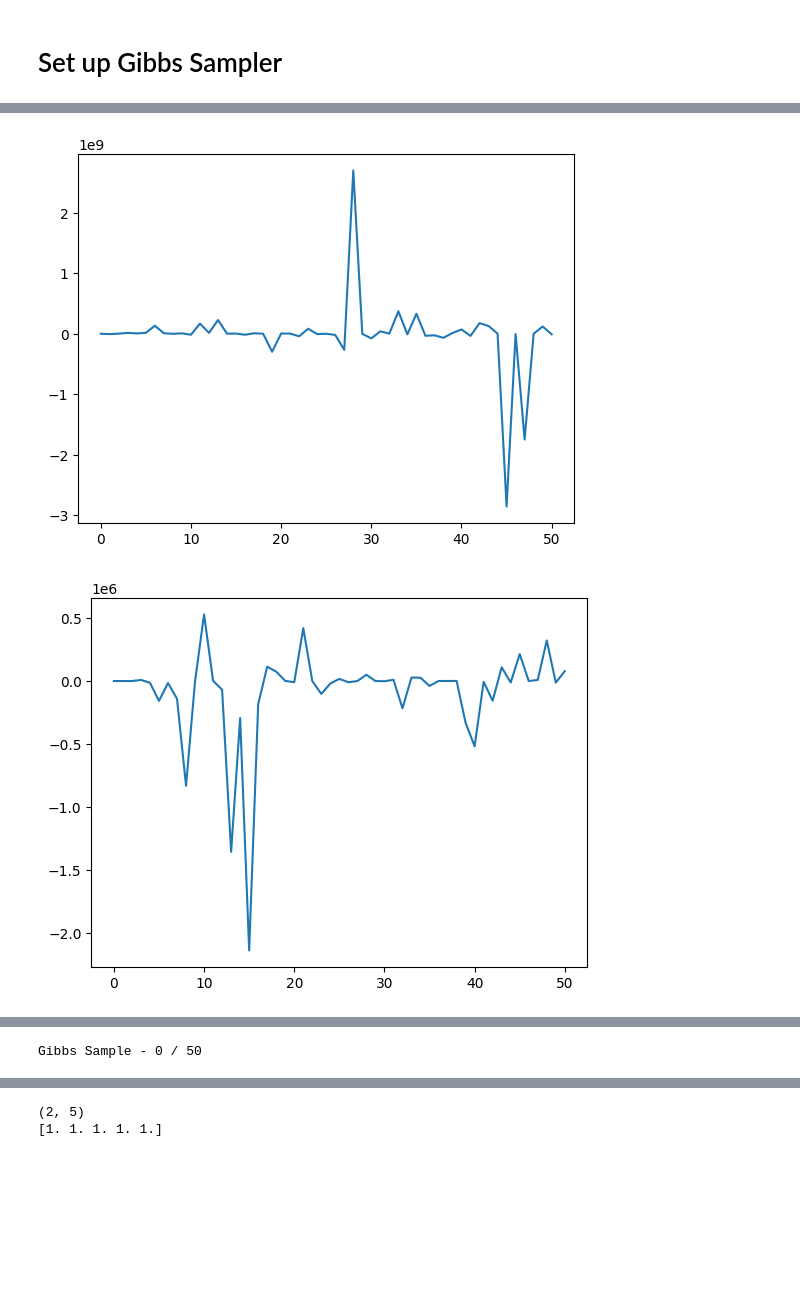
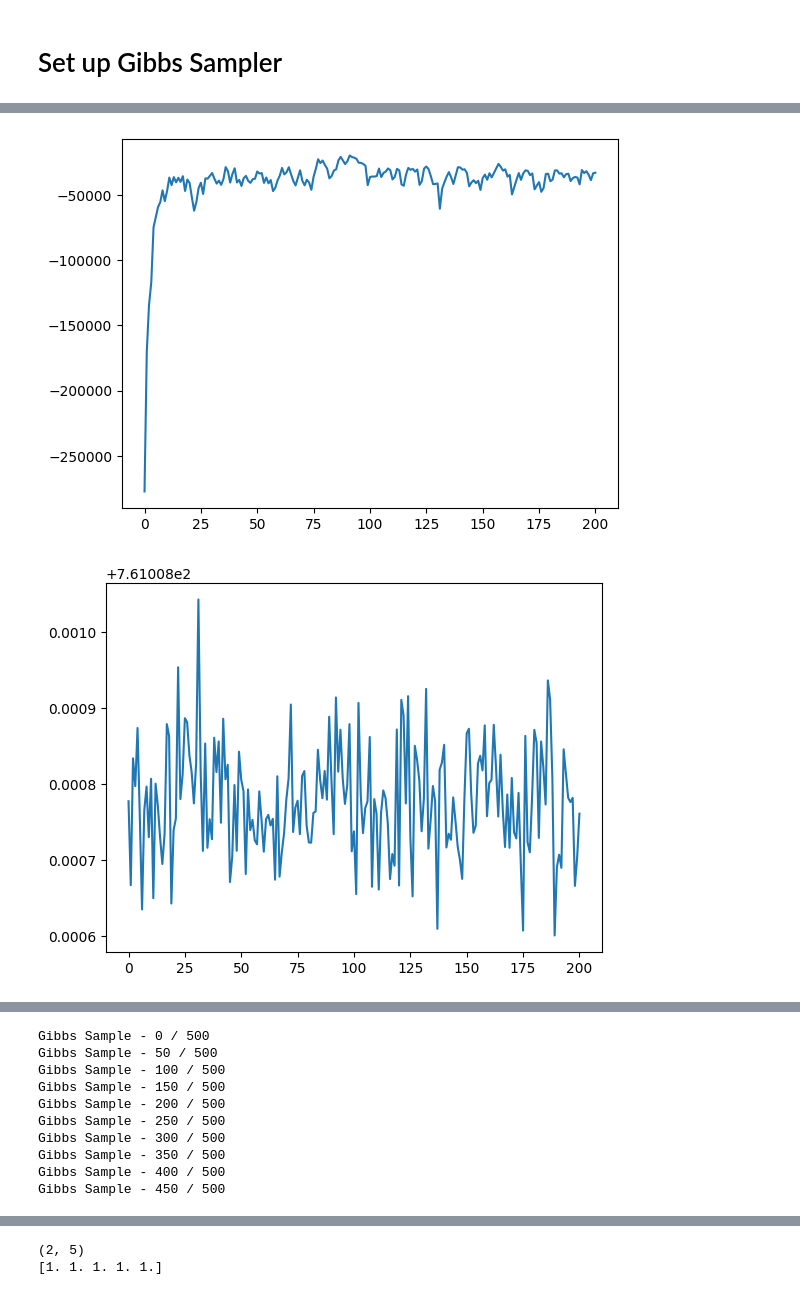
Before and after one commit to RHINO-Experiment/rhino-cal, a Jupyter notebook: gibbs_notebook.ipynb, the cells around one changed output, grey strips where cells are left out. Cells and saved outputs as stored; diff of their text form; code cells hidden in the pictures; blank space fills up the shorter version.

Commit message:
Corrected Errors and Successfully Sample

```diff
--- a/gibbs_notebook.ipynb
+++ b/gibbs_notebook.ipynb
@@ -223,3 +232,35 @@ print(U_gain.shape)
+# %%
+# get an initial guess of the gains params
+
+def init_gain_guess(observation_obj: ObservationReader,
+                    reflections_obj: ReflectionReader,
+                    gains_basis: BasisConstructor,
+                    noise_source_label: str = "heated_load",
+                    load_label: str = 'internal_load',
+                    noise_source_temp: int | None = None):
+
+    noise_source_mask = (observation_obj.states_array == noise_source_label)
+    load_mask = (observation_obj.states_array == load_label)
+    p_ns = observation_obj.data_waterfall[noise_source_mask].mean(axis=0)
+    p_l = observation_obj.data_waterfall[load_mask].mean(axis=0)
+
+    if noise_source_temp is not None: t_ns = noise_source_temp
+    else:
+        t_ns = np.mean(observation_obj.temperatures['heated'])
+    t_l = np.mean(observation_obj.temperatures['ambient'])
+
+    gamma_rec = reflections_obj.s11_dict['receiver']
+
+    mean_gain = (p_ns - p_l) / ((t_ns - t_l) * (1 - np.power(np.abs(gamma_rec), 2)))
+
+    fitting_gain = np.zeros_like(observation.data_waterfall)
+    fitting_gain[:,:] = mean_gain
+    fitting_gain = fitting_gain.flatten()
+    init_amp_guess = np.linalg.lstsq(gains_basis.basis_matrix, fitting_gain)[0]
+
+    return init_amp_guess
+
+init_gain_amps = init_gain_guess(observation, reflections, gains_basis)
 # %% [markdown]
 # Set up Gibbs Sampler
 # %%
@@ -230,10 +271,10 @@ param_dict = sample_loop(data=observation.data_waterfall.flatten(),
                          U_gain=U_gain,
                          X_ant_nw=X_ant_noisewave,
                          X_cal_src=X_calibrator,
-                         init_gain_amps=np.ones_like(U_gain[0]),
+                         init_gain_amps=init_gain_amps,
                          init_cal_src_amps=init_calibrator_solution,
                          init_ant_nw_amps=np.ones_like(X_ant_noisewave[0]),
                          cal_src_priors=cal_source_priors,
-                         inv_cal_src_prior_cov=cal_source_prior_inv_cov, n_iter=50,
-                         verbose=False)
+                         inv_cal_src_prior_cov=cal_source_prior_inv_cov, n_iter=200,
+                         verbose=True)
 # %% [output]
@@ -241,8 +298,15 @@ Gibbs Sample - 0 / 50
 # %%
 plt.plot(param_dict['all_p_gain'][:,-1])
 plt.show()
 plt.plot(param_dict['all_p_cal_src'][:, -1])
 plt.show()
+plt.plot(param_dict['all_p_cal_src'][:, 0])
+plt.show()
+plt.plot(param_dict['all_p_ant_nw'][:, 0])
+plt.show()
+
+plt.scatter(param_dict['all_p_cal_src'][:, 0], param_dict['all_p_cal_src'][:, 1])
+plt.show()
 # %% [output]
-[figure, old version]
+[figure, new version]
-[figure, old version]
+[figure, new version]
@@ -256,8 +323,17 @@ param_dict = sample_loop(data=observation.data_waterfall.flatten(),
                          init_cal_src_amps=init_calibrator_solution,
                          init_ant_nw_amps=np.median(param_dict['all_p_ant_nw'], axis=0),
                          cal_src_priors=cal_source_priors,
-                         inv_cal_src_prior_cov=cal_source_prior_inv_cov, n_iter=50,
+                         inv_cal_src_prior_cov=cal_source_prior_inv_cov, n_iter=500,
                          verbose=False)
 # %% [output]
-Gibbs Sample - 0 / 50
+Gibbs Sample - 0 / 500
+Gibbs Sample - 50 / 500
+Gibbs Sample - 100 / 500
+Gibbs Sample - 150 / 500
+Gibbs Sample - 200 / 500
+Gibbs Sample - 250 / 500
+Gibbs Sample - 300 / 500
+Gibbs Sample - 350 / 500
+Gibbs Sample - 400 / 500
+Gibbs Sample - 450 / 500
 # %%
```
Also changed, not shown: parts of 8 cells of this notebook, 2 other files.
